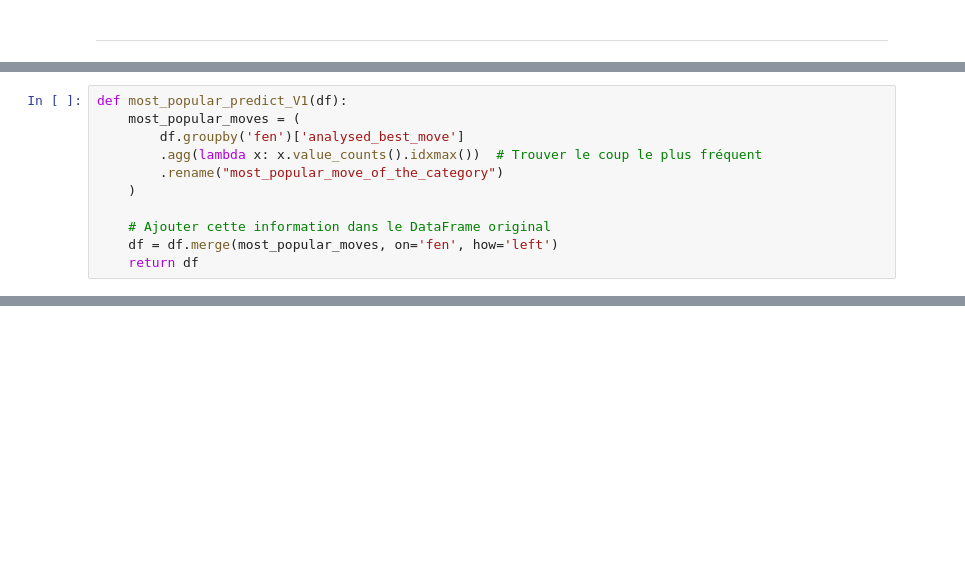
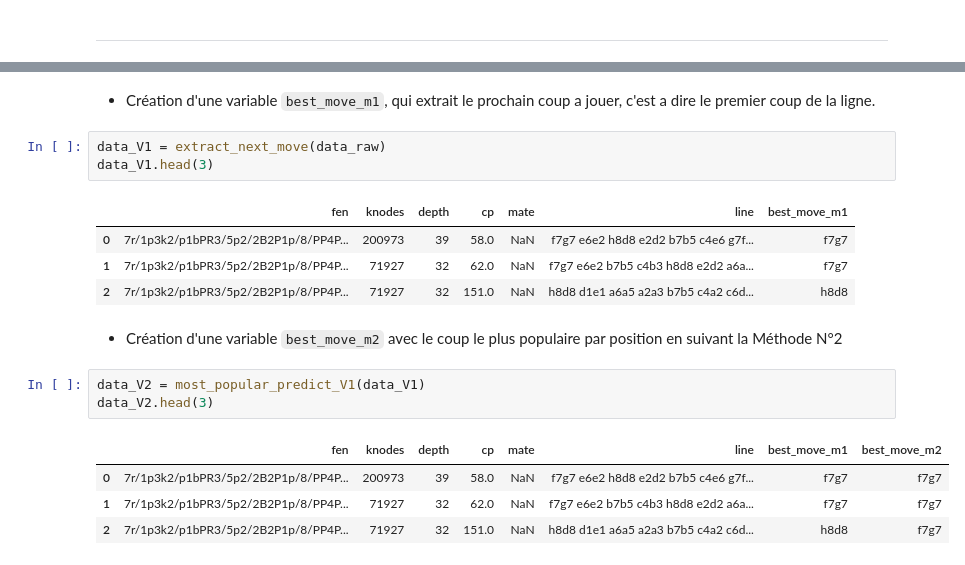
Before and after one commit to Tusked34/ML_Chess_2024, a Jupyter notebook: Test_Theo.ipynb, the cells around one changed output, grey strips where cells are left out. Saved outputs shown, nothing was run; the diff lists cells and outputs as text; blank space fills up the shorter version.

```diff
--- a/Test_Theo.ipynb
+++ b/Test_Theo.ipynb
@@ -116,11 +49,0 @@ Créer la variable du le coup le plus cité dans les prédictions d'une même po
-# %%
-def most_popular_predict_V1(df):
-    most_popular_moves = (
-        df.groupby('fen')['analysed_best_move']
-        .agg(lambda x: x.value_counts().idxmax())  # Trouver le coup le plus fréquent
-        .rename("most_popular_move_of_the_category")
-    )
-
-    # Ajouter cette information dans le DataFrame original
-    df = df.merge(most_popular_moves, on='fen', how='left')
-    return df
@@ -182,0 +72,20 @@ data_cleaned_V1.to_csv('data/data_cleaned.csv')
+# %% [markdown]
+- Création d'une variable `best_move_m1`, qui extrait le prochain coup a jouer, c'est a dire le premier coup de la ligne.
+# %%
+data_V1 = extract_next_move(data_raw)
+data_V1.head(3)
+# %% [output]
+|  | fen | knodes | depth | cp | mate | line | best_move_m1 |
+| 0 | 7r/1p3k2/p1bPR3/5p2/2B2P1p/8/PP4P... | 200973 | 39 | 58.0 | NaN | f7g7 e6e2 h8d8 e2d2 b7b5 c4e6 g7f... | f7g7 |
+| 1 | 7r/1p3k2/p1bPR3/5p2/2B2P1p/8/PP4P... | 71927 | 32 | 62.0 | NaN | f7g7 e6e2 b7b5 c4b3 h8d8 e2d2 a6a... | f7g7 |
+| 2 | 7r/1p3k2/p1bPR3/5p2/2B2P1p/8/PP4P... | 71927 | 32 | 151.0 | NaN | h8d8 d1e1 a6a5 a2a3 b7b5 c4a2 c6d... | h8d8 |
+# %% [markdown]
+- Création d'une variable `best_move_m2` avec le coup le plus populaire par position en suivant la Méthode N°2
+# %%
+data_V2 = most_popular_predict_V1(data_V1)
+data_V2.head(3)
+# %% [output]
+|  | fen | knodes | depth | cp | mate | line | best_move_m1 | best_move_m2 |
+| 0 | 7r/1p3k2/p1bPR3/5p2/2B2P1p/8/PP4P... | 200973 | 39 | 58.0 | NaN | f7g7 e6e2 h8d8 e2d2 b7b5 c4e6 g7f... | f7g7 | f7g7 |
+| 1 | 7r/1p3k2/p1bPR3/5p2/2B2P1p/8/PP4P... | 71927 | 32 | 62.0 | NaN | f7g7 e6e2 b7b5 c4b3 h8d8 e2d2 a6a... | f7g7 | f7g7 |
+| 2 | 7r/1p3k2/p1bPR3/5p2/2B2P1p/8/PP4P... | 71927 | 32 | 151.0 | NaN | h8d8 d1e1 a6a5 a2a3 b7b5 c4a2 c6d... | h8d8 | f7g7 |
```
Also changed, not shown: parts of 71 cells of this notebook, 10 other files.
